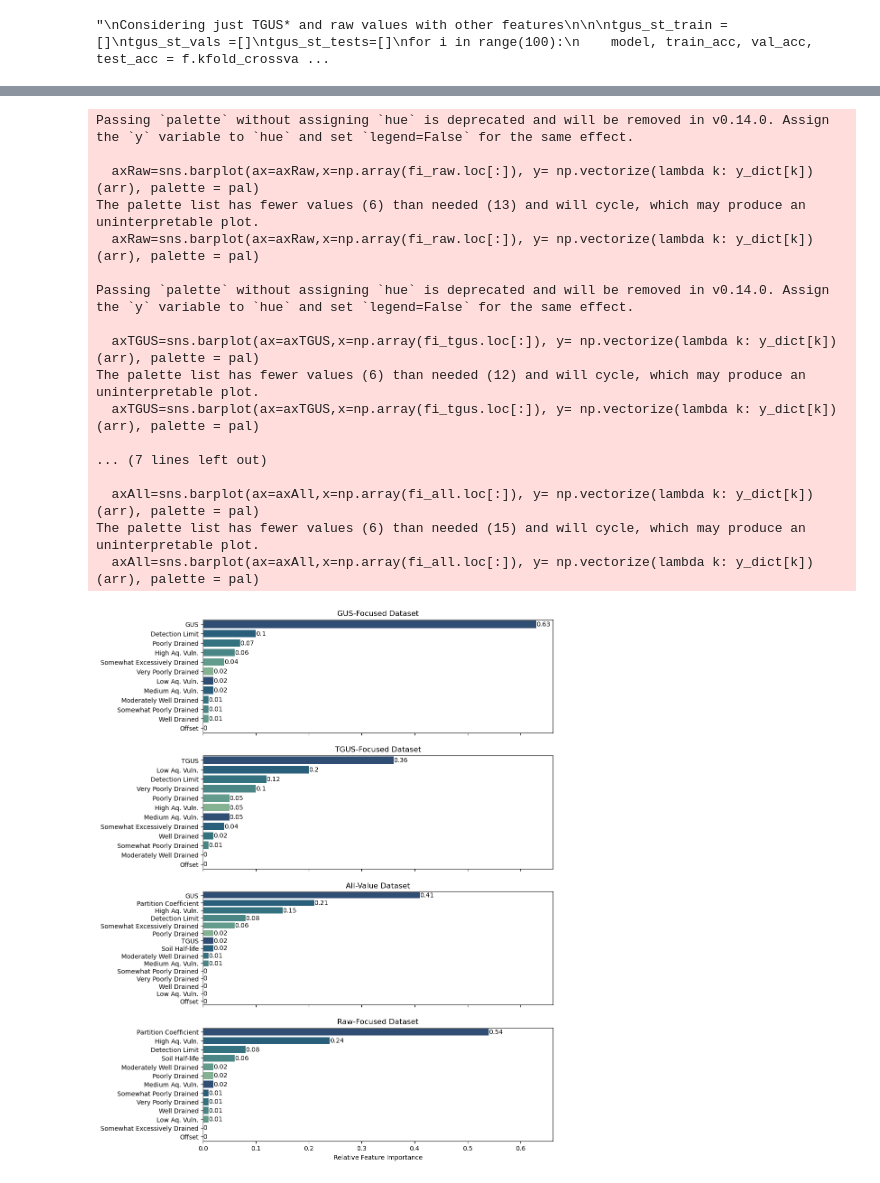
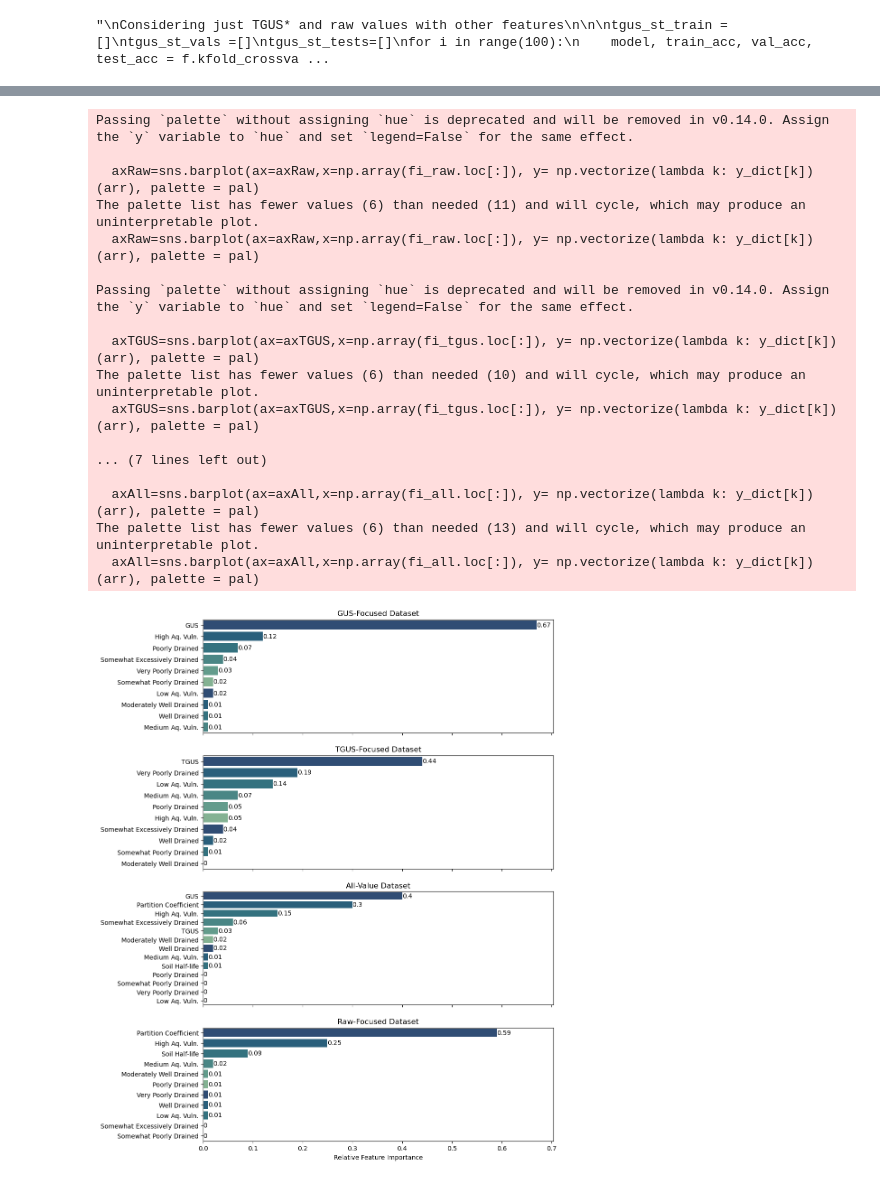
Before and after one commit to izguenther6/orie4741-final, a Jupyter notebook: scripts/trees.ipynb, the cells around one changed output, grey strips where cells are left out. Saved outputs shown, nothing was run; the diff lists cells and outputs as text; code cells hidden in the pictures.

Commit message:
hmmm
- setup display table
- removed offset for bgd
- added tree visualization
- documented results w and w/out detection limit for old dataset and simple tgus equation

```diff
--- a/scripts/trees.ipynb
+++ b/scripts/trees.ipynb
@@ -17,11 +21,11 @@ Import data from data_organization.ipynb and set random seed
 
 '''
 
-df_all = pd.read_csv('../data/df_all.csv').drop('Unnamed: 0', axis = 1)
-df_gus = pd.read_csv('../data/df_gus.csv').drop('Unnamed: 0', axis = 1)
-df_tgus = pd.read_csv('../data/df_tgus.csv').drop('Unnamed: 0', axis = 1)
-df_tgus_st = pd.read_csv('../data/df_tgus*.csv').drop('Unnamed: 0', axis = 1)
-df_raw = pd.read_csv('../data/df_raw.csv').drop('Unnamed: 0', axis = 1)
+df_all = pd.read_csv('../data/df_all.csv').drop(['Unnamed: 0', 'offset'], axis = 1)
+df_gus = pd.read_csv('../data/df_gus.csv').drop(['Unnamed: 0', 'offset'], axis = 1)
+df_tgus = pd.read_csv('../data/df_tgus.csv').drop(['Unnamed: 0', 'offset'], axis = 1)
+df_tgus_st = pd.read_csv('../data/df_tgus*.csv').drop(['Unnamed: 0', 'offset'], axis = 1)
+df_raw = pd.read_csv('../data/df_raw.csv').drop(['Unnamed: 0', 'offset'], axis = 1)
 
 #tree test
 #df_all = pd.read_csv('../data/df_tree_test.csv').drop('Unnamed: 0', axis = 1)
@@ -267,19 +283,24 @@ for i in range(100):
     # keep best model
     if test_acc >= np.max(raw_tests):
         raw_model = model
-        raw_train_acc = train_acc
-        raw_val_acc = val_acc
-        raw_test_acc = test_acc
+        raw_train_best = train_acc
+        raw_val_best = val_acc
+        raw_test_best = test_acc
 
 # keep feature importances
 feature_importances_raw = raw_model.feature_importances_
 
+# get average accuracies
+raw_train_avg = round(np.mean(raw_train),1)
+raw_vals_avg = round(np.mean(raw_vals),1)
+raw_tests_avg = round(np.mean(raw_tests),1)
+
 print('Raw - Results:')
-print(f'Best Scenario Training Accuracy: {raw_train_acc}%')
-print(f'Average Training Accuracy: {round(np.mean(raw_train),1)}%')
-print(f'Best Scenario Validation Accuracy: {raw_val_acc}%')
-print(f'Average Validation Accuracy: {round(np.mean(raw_vals),1)}%')
-print(f'Best Scenario Test Accuracy: {raw_test_acc}%')
-print(f'Average Test Accuracy: {round(np.mean(raw_tests),1)}%')
+print(f'Best Scenario Training Accuracy: {raw_train_best}%')
+print(f'Average Training Accuracy: {raw_train_avg}%')
+print(f'Best Scenario Validation Accuracy: {raw_val_best}%')
+print(f'Average Validation Accuracy: {raw_vals_avg}%')
+print(f'Best Scenario Test Accuracy: {raw_test_best}%')
+print(f'Average Test Accuracy: {raw_tests_avg}%')
 # %% [output]
 Raw - Results:
@@ -306,7 +347,7 @@ y_dict = {'detlimit': 'Detection Limit', 'gus': 'GUS', 'pcoef':'Partition Coeffi
 
 pal = sns.color_palette('crest_r')
 
-fi_raw = pd.Series(np.round(feature_importances_raw,2), index = df_raw.drop('detected', axis = 1).columns,)
+fi_raw = pd.Series(np.round(feature_importances_raw,2), index = df_raw.drop('detected', axis = 1).columns)
 fi_raw = fi_raw.sort_values(ascending=False)
 arr=np.array(fi_raw.index)
 axRaw=sns.barplot(ax=axRaw,x=np.array(fi_raw.loc[:]), y= np.vectorize(lambda k: y_dict[k])(arr), palette = pal)
@@ -322,37 +363,37 @@ for i in axTGUS.containers:
 
 fi_gus = pd.Series(np.round(feature_importances_gus,2), index = df_gus.drop('detected', axis = 1).columns)
 fi_gus = fi_gus.sort_values(ascending=False)
 arr=np.array(fi_gus.index)
 axGUS=sns.barplot(ax=axGUS,x=np.array(fi_gus.loc[:]), y= np.vectorize(lambda k: y_dict[k])(arr),palette = pal)
 for i in axGUS.containers:
     axGUS.bar_label(i,)
 
 fi_all = pd.Series(np.round(feature_importances_all,2), index = df_all.drop('detected', axis = 1).columns)
 fi_all = fi_all.sort_values(ascending=False)
 arr=np.array(fi_all.index)
 axAll=sns.barplot(ax=axAll,x=np.array(fi_all.loc[:]), y= np.vectorize(lambda k: y_dict[k])(arr), palette = pal)
 axRaw.set_xlabel('Relative Feature Importance')
 for i in axAll.containers:
     axAll.bar_label(i,)
 # %% [output]
 Passing `palette` without assigning `hue` is deprecated and will be removed in v0.14.0. Assign the `y` variable to `hue` and set `legend=False` for the same effect.
 
   axRaw=sns.barplot(ax=axRaw,x=np.array(fi_raw.loc[:]), y= np.vectorize(lambda k: y_dict[k])(arr), palette = pal)
-The palette list has fewer values (6) than needed (13) and will cycle, which may produce an uninterpretable plot.
+The palette list has fewer values (6) than needed (11) and will cycle, which may produce an uninterpretable plot.
   axRaw=sns.barplot(ax=axRaw,x=np.array(fi_raw.loc[:]), y= np.vectorize(lambda k: y_dict[k])(arr), palette = pal)
 
 Passing `palette` without assigning `hue` is deprecated and will be removed in v0.14.0. Assign the `y` variable to `hue` and set `legend=False` for the same effect.
 
   axTGUS=sns.barplot(ax=axTGUS,x=np.array(fi_tgus.loc[:]), y= np.vectorize(lambda k: y_dict[k])(arr), palette = pal)
-The palette list has fewer values (6) than needed (12) and will cycle, which may produce an uninterpretable plot.
+The palette list has fewer values (6) than needed (10) and will cycle, which may produce an uninterpretable plot.
   axTGUS=sns.barplot(ax=axTGUS,x=np.array(fi_tgus.loc[:]), y= np.vectorize(lambda k: y_dict[k])(arr), palette = pal)
 
 ... (7 lines left out)
 
   axAll=sns.barplot(ax=axAll,x=np.array(fi_all.loc[:]), y= np.vectorize(lambda k: y_dict[k])(arr), palette = pal)
-The palette list has fewer values (6) than needed (15) and will cycle, which may produce an uninterpretable plot.
+The palette list has fewer values (6) than needed (13) and will cycle, which may produce an uninterpretable plot.
   axAll=sns.barplot(ax=axAll,x=np.array(fi_all.loc[:]), y= np.vectorize(lambda k: y_dict[k])(arr), palette = pal)
-[figure, old version]
+[figure, new version]
 # %%
 '''
 Equal variance t-tests to compare result means
```
Also changed, not shown: parts of 10 cells of this notebook, 6 other files.
